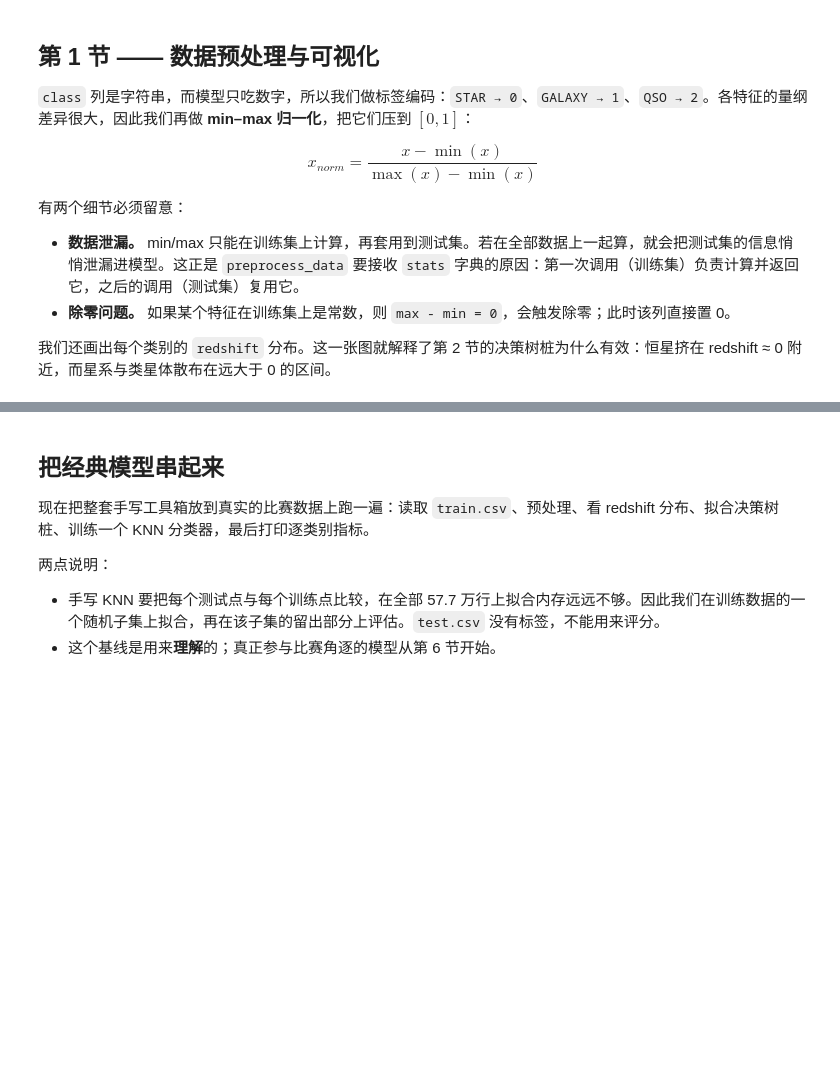
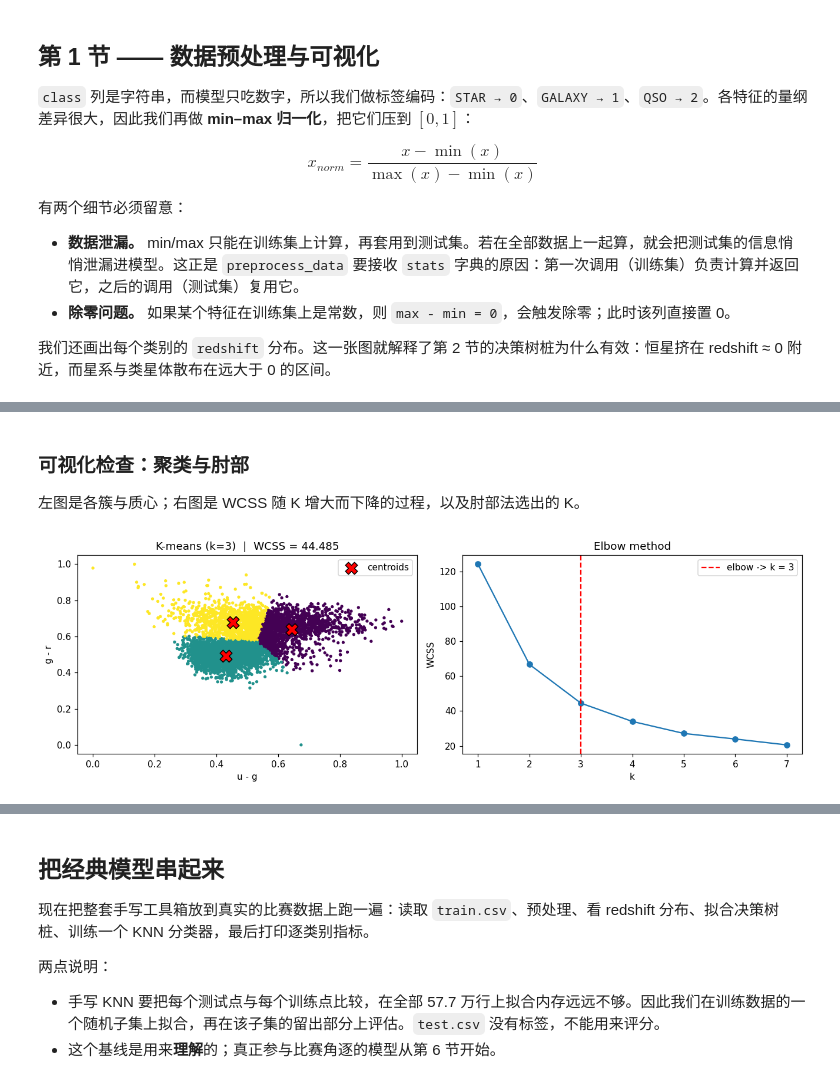
Before and after one commit to WuJinjun-cmd/WuJinjun-cmd.github.io, a Jupyter notebook: files/Stellar-Classification-zh.ipynb, the cells around one changed output, grey strips where cells are left out. Saved outputs shown, nothing was run; the diff lists cells and outputs as text; code cells hidden in the pictures; blank space fills up the shorter version.

```diff
--- a/files/Stellar-Classification-zh.ipynb
+++ b/files/Stellar-Classification-zh.ipynb
@@ -474,6 +582,44 @@ def plot_WCSS(optimal_k: int, wcss_history: np.ndarray) -> None:
     plt.grid()
     # 4. Highlight optimal_k with a vertical line or distinct marker
     plt.plot([optimal_k],[wcss_history[optimal_k-1]],marker='x')
+# %% [markdown]
+### 可视化检查：聚类与肘部
+
+左图是各簇与质心；右图是 WCSS 随 K 增大而下降的过程，以及肘部法选出的 K。
+# %%
+# ---------------------------------------------------------------------
+# Visual check: K-means clusters and the elbow curve
+# ---------------------------------------------------------------------
+demo = sample_df.sample(5000, random_state=1)
+colour = np.column_stack([demo["u"] - demo["g"], demo["g"] - demo["r"]])
+colour = (colour - colour.min(0)) / (colour.max(0) - colour.min(0))
+
+km_demo = KMeans(k=3)
+clusters, wcss = km_demo.fit(colour)
+
+k_values = range(1, 8)
+optimal_k, wcss_history = find_optimal_k(colour, k_values)
+
+fig, axes = plt.subplots(1, 2, figsize=(12, 4))
+axes[0].scatter(colour[:, 0], colour[:, 1], c=clusters, cmap="viridis", s=6)
+axes[0].scatter(km_demo.centroids[:, 0], km_demo.centroids[:, 1],
+                marker="X", s=180, c="red", edgecolors="k", label="centroids")
+axes[0].set_title(f"K-means (k=3)  |  WCSS = {wcss:.3f}")
+axes[0].set_xlabel("u - g")
+axes[0].set_ylabel("g - r")
+axes[0].legend()
+
+axes[1].plot(list(k_values), wcss_history, marker="o")
+axes[1].axvline(optimal_k, color="red", ls="--", label=f"elbow -> k = {optimal_k}")
+axes[1].set_title("Elbow method")
+axes[1].set_xlabel("k")
+axes[1].set_ylabel("WCSS")
+axes[1].legend()
+
+plt.tight_layout()
+plt.show()
+# %% [output]
+[figure, added]
 # %% [markdown]
 ## 第 5 节 —— 逐类别评估指标
 
```
Also changed, not shown: parts of 34 cells of this notebook, 3 other files.
